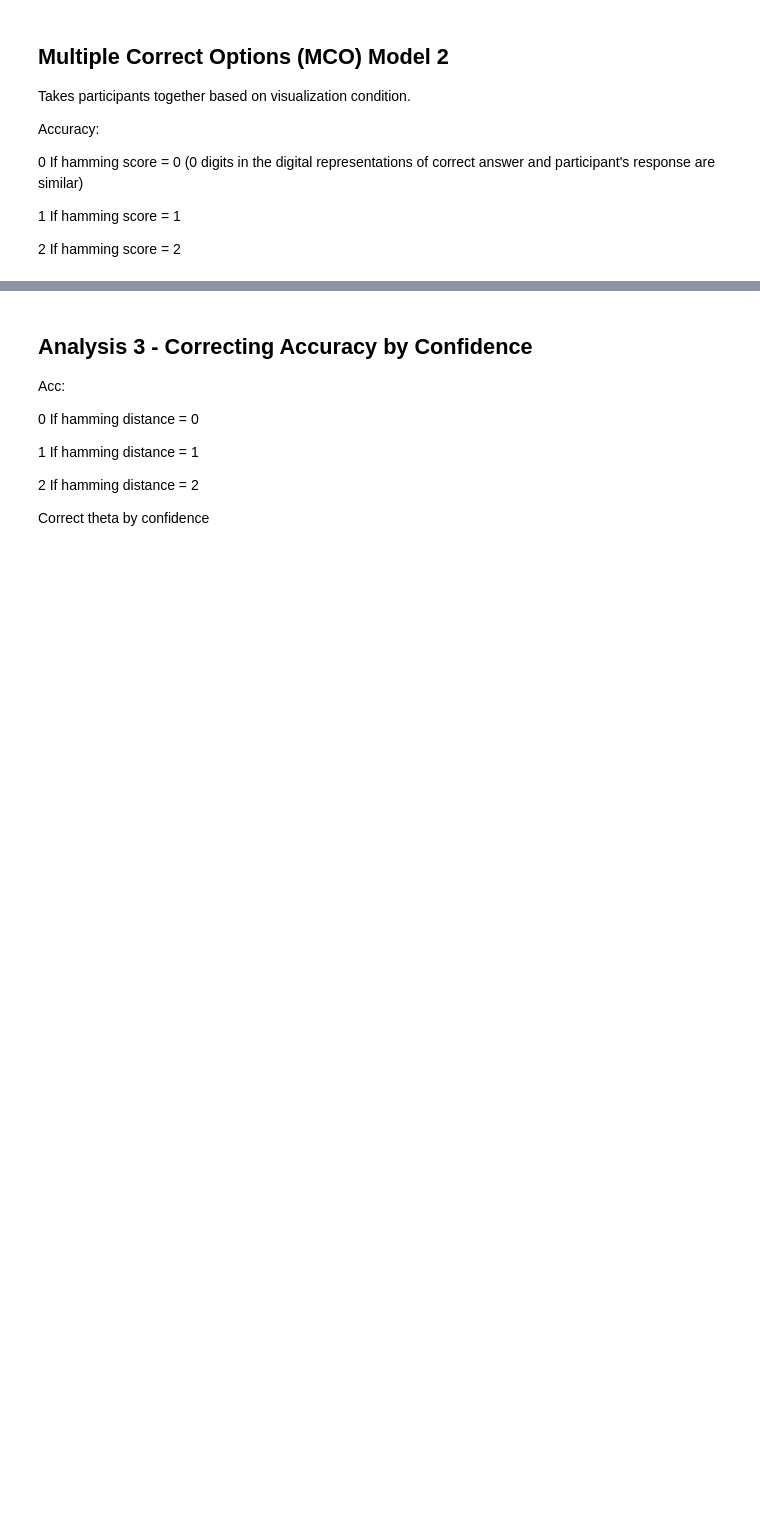
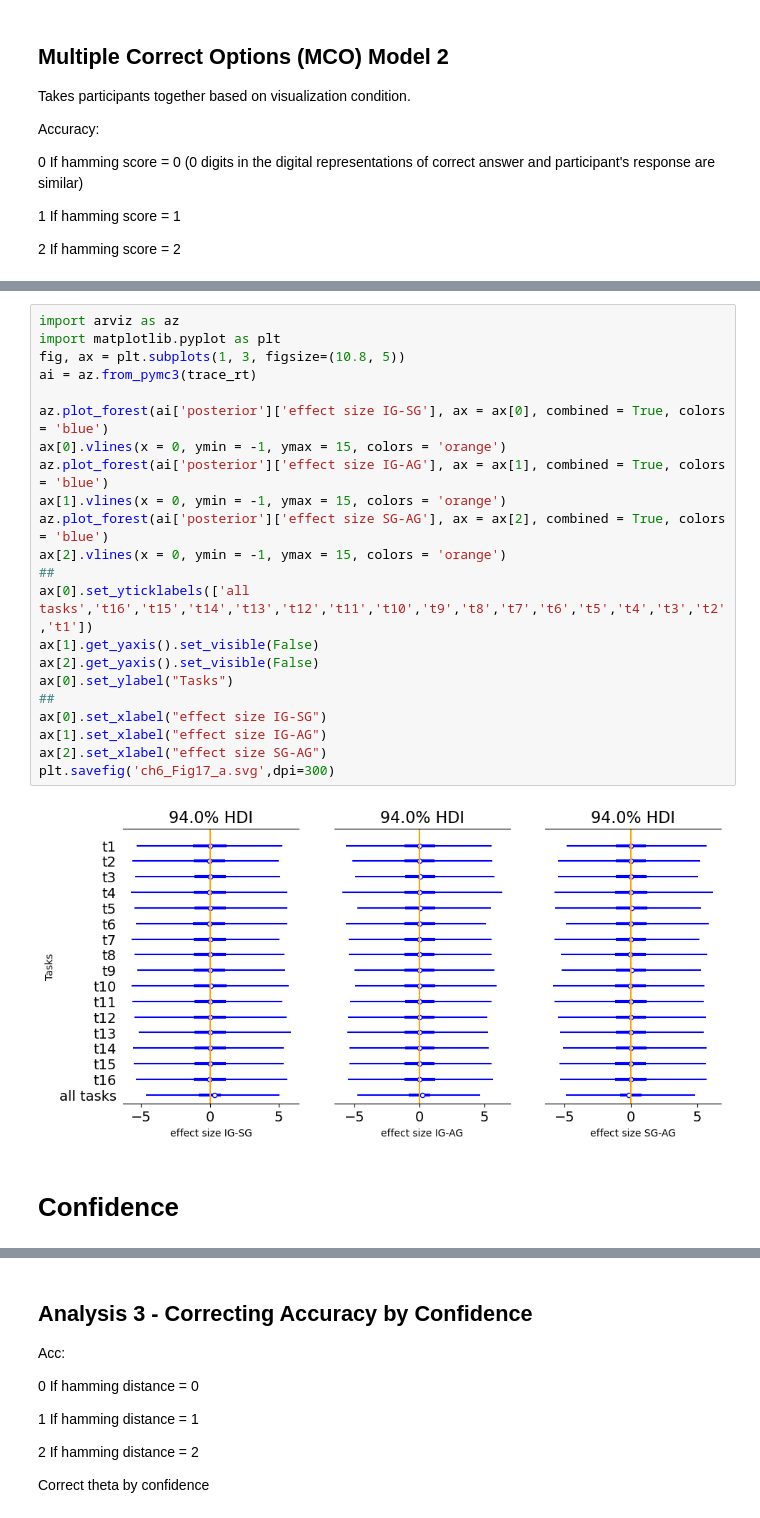
Before and after one commit to evdoxiataka/simulated_interventions_study_analysis, a Jupyter notebook: analysis.ipynb, the cells around one changed output, grey strips where cells are left out. Cells and saved outputs as stored; diff of their text form; blank space fills up the shorter version.

```diff
--- a/analysis.ipynb
+++ b/analysis.ipynb
@@ -1236,0 +1293,26 @@ ax[5].set_xlabel("thetaSG - thetaAG")
+# %%
+import arviz as az
+import matplotlib.pyplot as plt
+fig, ax = plt.subplots(1, 3, figsize=(10.8, 5))
+ai = az.from_pymc3(trace_rt)
+
+az.plot_forest(ai['posterior']['effect size IG-SG'], ax = ax[0], combined = True, colors = 'blue')
+ax[0].vlines(x = 0, ymin = -1, ymax = 15, colors = 'orange')
+az.plot_forest(ai['posterior']['effect size IG-AG'], ax = ax[1], combined = True, colors = 'blue')
+ax[1].vlines(x = 0, ymin = -1, ymax = 15, colors = 'orange')
+az.plot_forest(ai['posterior']['effect size SG-AG'], ax = ax[2], combined = True, colors = 'blue')
+ax[2].vlines(x = 0, ymin = -1, ymax = 15, colors = 'orange')
+##
+ax[0].set_yticklabels(['all tasks','t16','t15','t14','t13','t12','t11','t10','t9','t8','t7','t6','t5','t4','t3','t2','t1'])
+ax[1].get_yaxis().set_visible(False)
+ax[2].get_yaxis().set_visible(False)
+ax[0].set_ylabel("Tasks")
+##
+ax[0].set_xlabel("effect size IG-SG")
+ax[1].set_xlabel("effect size IG-AG")
+ax[2].set_xlabel("effect size SG-AG")
+plt.savefig('ch6_Fig17_a.svg',dpi=300)
+# %% [output]
+[figure, new version]
+# %% [markdown]
+# Confidence
```
Also changed, not shown: parts of 18 cells of this notebook, 1 other file.
